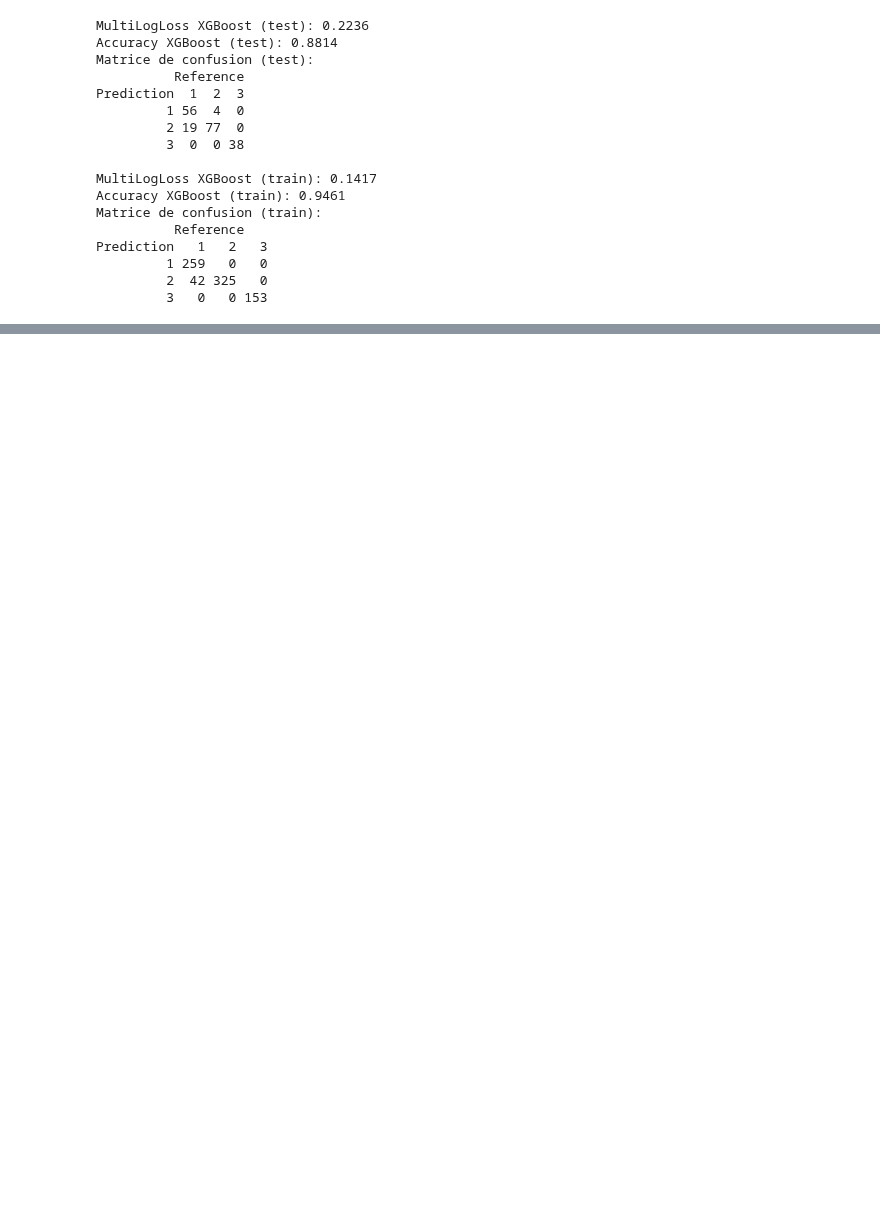
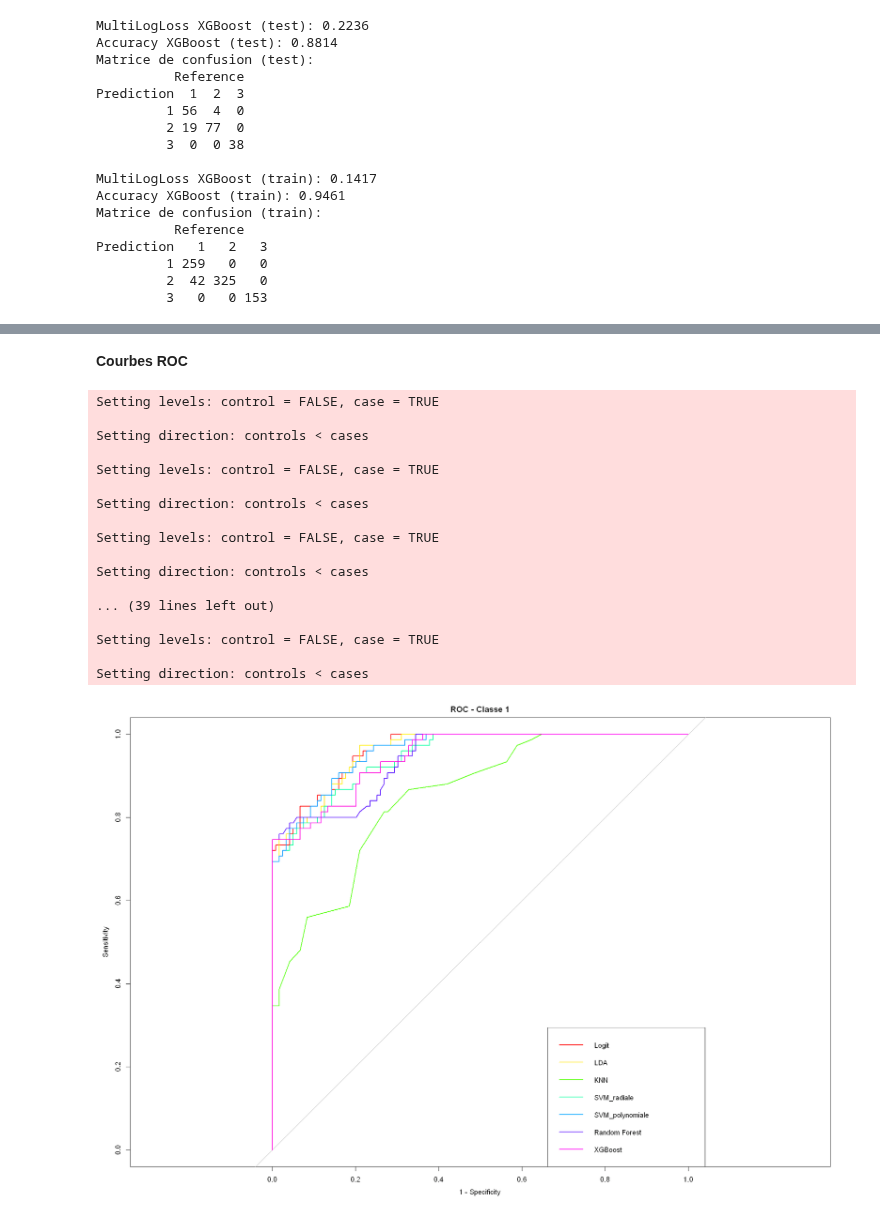
Before and after one commit to Dorianhgn/ProjetML4A, a Jupyter notebook: notebook_R.ipynb, the cells around one changed output, grey strips where cells are left out. Saved outputs shown, nothing was run; the diff lists cells and outputs as text; code cells hidden in the pictures; blank space fills up the shorter version.

```diff
--- a/notebook_R.ipynb
+++ b/notebook_R.ipynb
@@ -4035,0 +4066,71 @@ for (i in 1:length(class_levels)) {
+# %% [markdown]
+**Courbes ROC**
+# %%
+library(pROC)
+all_probs <- list(
+  "Logit" = probabilities_logit,
+  "LDA" = probabilities_lda,
+  "KNN" = probabilities_knn,
+  "SVM_radiale" = probabilities_svm.rad,
+  "SVM_polynomiale" = probabilities_svm.pol,
+  "Random Forest" = pred_probs_test_rf,
+  "XGBoost" = pred_matrix_final
+)
+
+for (cl in 1:3) {
+  # Paramètres
+  #cl <- "2"  # classe d’intérêt
+  models <- names(all_probs)  # les deux modèles à comparer
+  # Génération automatique d'autant de couleurs qu'il y a de modèles
+  colors <- rainbow(length(models))
+  names(colors) <- models
+
+
+  # Sécuriser les étiquettes
+  true_class_test <- as.character(true_class_test)
+  response_test <- true_class_test == cl
+
+  # Préparer la liste pour stocker les objets ROC
+  roc_list <- list()
+
+  # Boucle sur les deux modèles
+  for (model in models) {
+    predictor_test <- all_probs[[model]][, cl]
+    roc_obj <- roc(response = response_test, predictor = predictor_test)
+    roc_list[[model]] <- roc_obj
+  }
+
+  # Tracer la première courbe pour initialiser le plot
+  plot(roc_list[[models[1]]],
+      col = colors[models[1]],
+      lwd = 2,
+      legacy.axes = TRUE,
+      main = paste("ROC - Classe", cl),
+      print.auc = FALSE)
+
+  for (i in 2:length(models)) {
+    # Ajouter les courbes ROC pour chaque modèle
+    lines(roc_list[[models[i]]], col = colors[models[i]], lwd = 2)
+  }
+
+  legend("bottomright", legend = names(all_probs), col = colors, lwd = 2)
+}
+# %% [output]
+Setting levels: control = FALSE, case = TRUE
+
+Setting direction: controls < cases
+
+Setting levels: control = FALSE, case = TRUE
+
+Setting direction: controls < cases
+
+Setting levels: control = FALSE, case = TRUE
+
+Setting direction: controls < cases
+
+... (39 lines left out)
+
+Setting levels: control = FALSE, case = TRUE
+
+Setting direction: controls < cases
+[figure, added]
```
Also changed, not shown: parts of 70 cells of this notebook, 2 other files.
